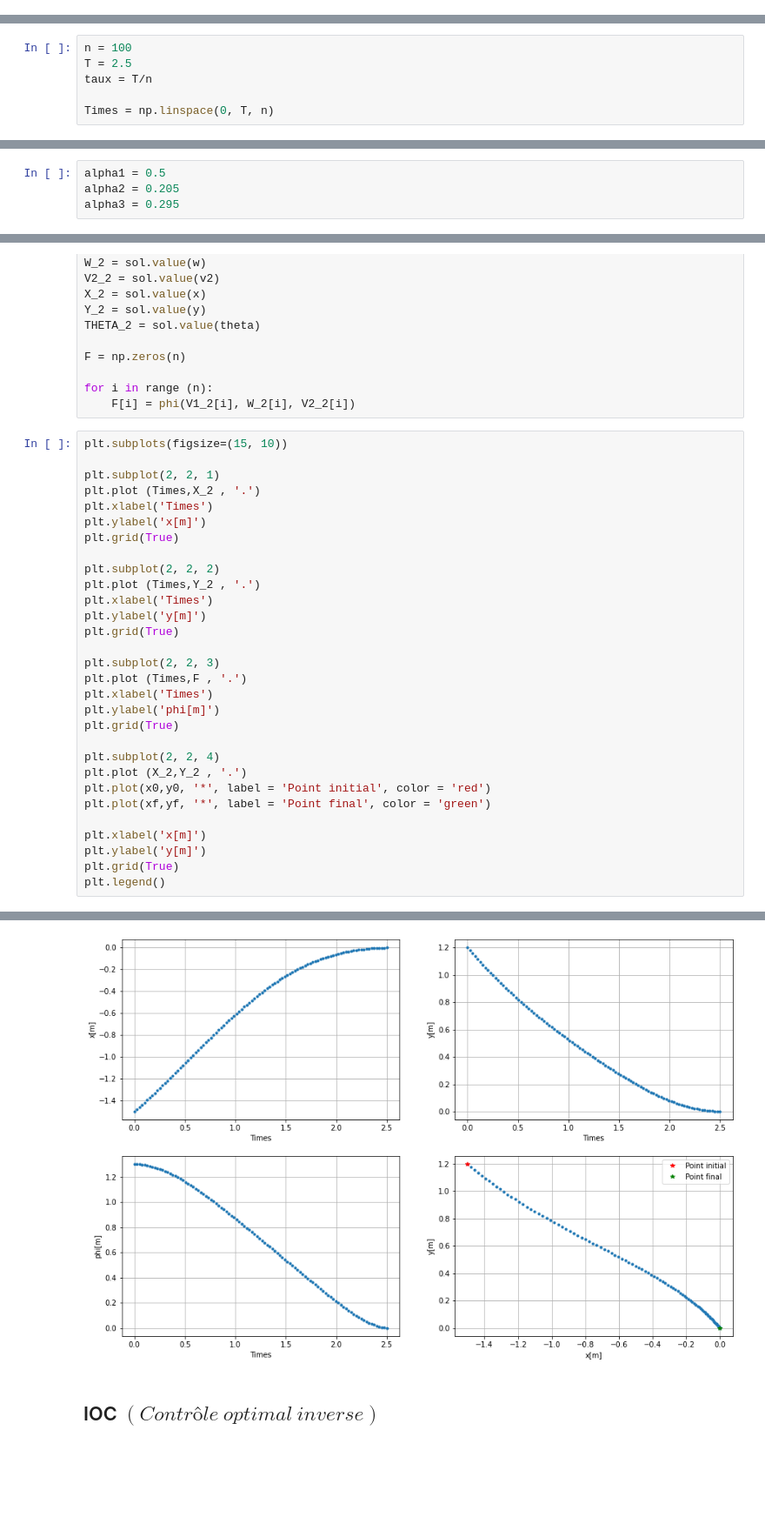
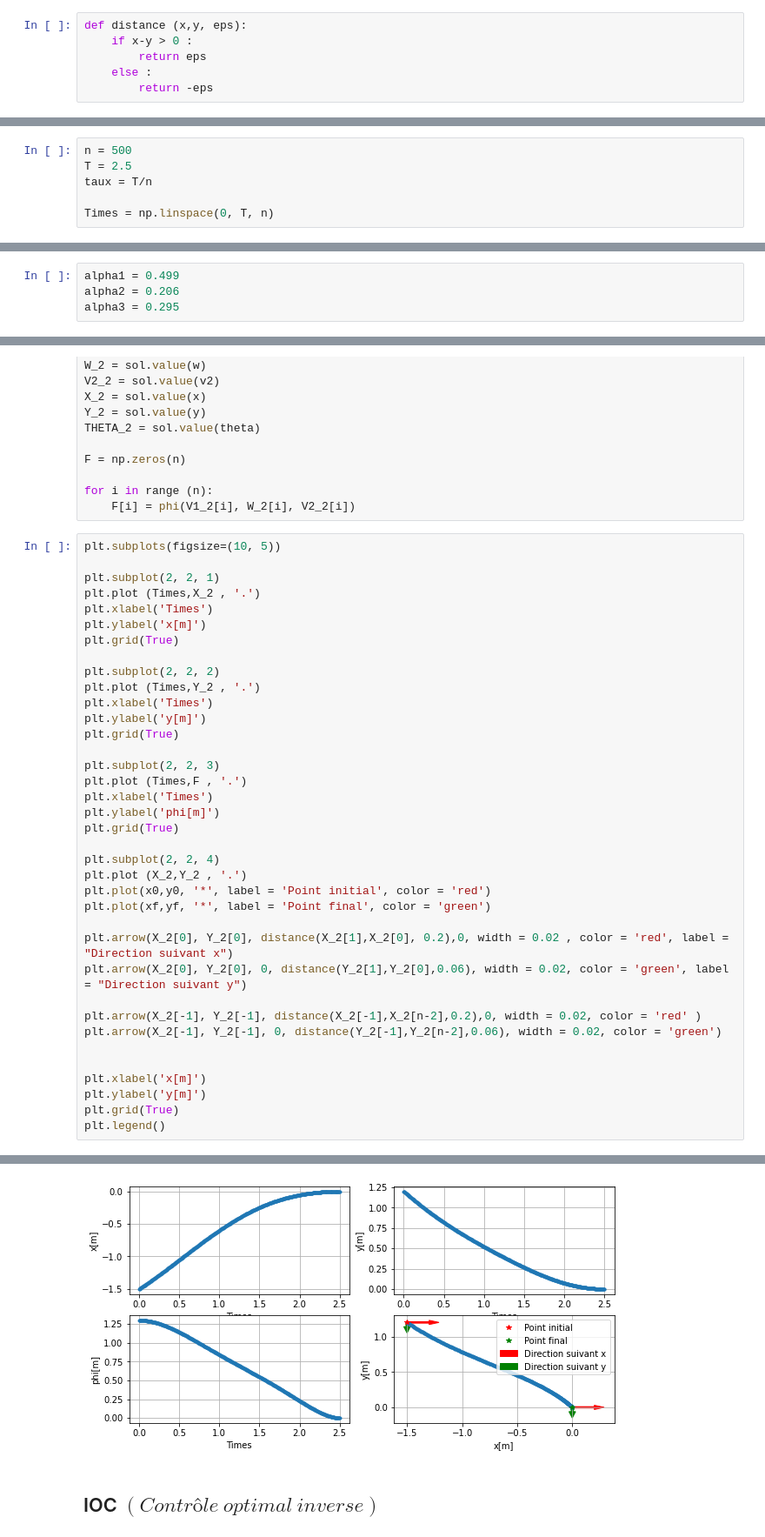
Before and after one commit to Zasfour/Locomotion-humain, a Jupyter notebook: Autre_manière_du_problème_MOMBAUR.ipynb, the cells around one changed output, grey strips where cells are left out. Shown at 87% size. Saved outputs shown, nothing was run; the diff lists cells and outputs as text; blank space fills up the shorter version.

```diff
--- a/Autre_manière_du_problème_MOMBAUR.ipynb
+++ b/Autre_manière_du_problème_MOMBAUR.ipynb
@@ -45,10 +45,16 @@ import matplotlib.pyplot as plt
 import random as random
 %matplotlib inline
 from casadi import *
+# %%
+def distance (x,y, eps):
+    if x-y > 0 :
+        return eps
+    else :
+        return -eps
 # %% [markdown]
 ## DOC  $ (Contrôle\ optimal\ direct)$
 # %%
-n = 100
+n = 500
 T = 2.5
 taux = T/n
 
@@ -56,8 +62,8 @@ Times = np.linspace(0, T, n)
 # %% [markdown]
 #### Exemple 1
 # %%
-alpha1 = 0.5
-alpha2 = 0.205
+alpha1 = 0.499
+alpha2 = 0.206
 alpha3 = 0.295
 # %%
 x0 = -1.5
@@ -300,38 +312,45 @@ F = np.zeros(n)
 for i in range (n):
     F[i] = phi(V1_2[i], W_2[i], V2_2[i])
 # %%
-plt.subplots(figsize=(15, 10))
+plt.subplots(figsize=(10, 5))
 
 plt.subplot(2, 2, 1)
 plt.plot (Times,X_2 , '.')
 plt.xlabel('Times')
 plt.ylabel('x[m]')
 plt.grid(True)
 
 plt.subplot(2, 2, 2)
 plt.plot (Times,Y_2 , '.')
 plt.xlabel('Times')
 plt.ylabel('y[m]')
 plt.grid(True)
 
 plt.subplot(2, 2, 3)
 plt.plot (Times,F , '.')
 plt.xlabel('Times')
 plt.ylabel('phi[m]')
 plt.grid(True)
 
 plt.subplot(2, 2, 4)
 plt.plot (X_2,Y_2 , '.')
 plt.plot(x0,y0, '*', label = 'Point initial', color = 'red')
 plt.plot(xf,yf, '*', label = 'Point final', color = 'green')
 
+plt.arrow(X_2[0], Y_2[0], distance(X_2[1],X_2[0], 0.2),0, width = 0.02 , color = 'red', label = "Direction suivant x")
+plt.arrow(X_2[0], Y_2[0], 0, distance(Y_2[1],Y_2[0],0.06), width = 0.02, color = 'green', label = "Direction suivant y")
+
+plt.arrow(X_2[-1], Y_2[-1], distance(X_2[-1],X_2[n-2],0.2),0, width = 0.02, color = 'red' )
+plt.arrow(X_2[-1], Y_2[-1], 0, distance(Y_2[-1],Y_2[n-2],0.06), width = 0.02, color = 'green')
+
+
 plt.xlabel('x[m]')
 plt.ylabel('y[m]')
 plt.grid(True)
 plt.legend()
 # %% [output]
 <matplotlib.legend.Legend at 0x...>
-[figure, old version]
+[figure, new version]
 # %% [markdown]
 ## IOC $(Contrôle\ optimal\ inverse)$
 # %%
```
Also changed, not shown: parts of 7 cells of this notebook, 3 other files.
